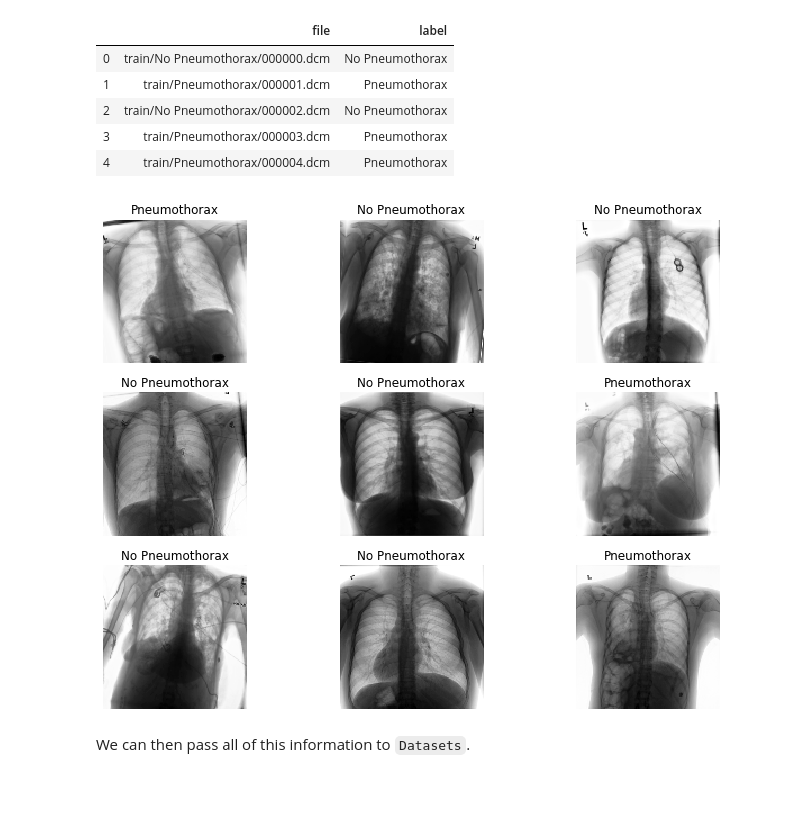
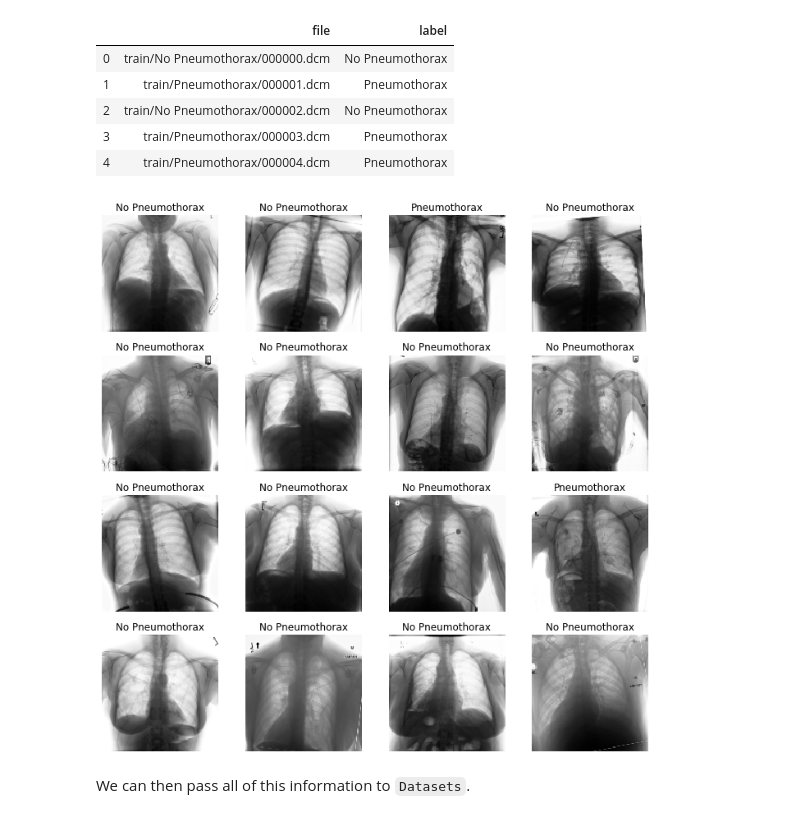
Before and after one commit to moritzschwyzer/fastai2, a Jupyter notebook: nbs/61_tutorial.medical_imaging.ipynb, the cells around one changed output. Drawn from its saved outputs; the diff is of its cells as text; code cells hidden in the pictures; blank space fills up the shorter version.

```diff
--- a/nbs/61_tutorial.medical_imaging.ipynb
+++ b/nbs/61_tutorial.medical_imaging.ipynb
@@ -76,14 +60,14 @@ df.head()
 # %%
 pneumothorax = DataBlock(blocks=(ImageBlock(cls=PILImageBW), CategoryBlock),
                    get_x=lambda x:pneumothorax_source/f"{x[0]}",
                    splitter=RandomSplitter(),
                    get_y=lambda x:x[1],
-                   batch_tfms=aug_transforms(size=128, flip_vert=False, max_lighting=0.1, max_zoom=1.05, max_warp=0.))
+                   batch_tfms=aug_transforms(size=128, flip_vert=False, max_lighting=0.2, max_zoom=1.1, max_warp=0.1))
 
 dls = pneumothorax.dataloaders(df.values)
-dls.show_batch(max_n=9, figsize=(12,9))
+dls.show_batch(max_n=16)
 # %% [output]
-[figure, old version]
+[figure, new version]
 # %% [markdown]
 We can then pass all of this information to `Datasets`.
 # %%
```
Also changed, not shown: parts of 18 cells of this notebook.
